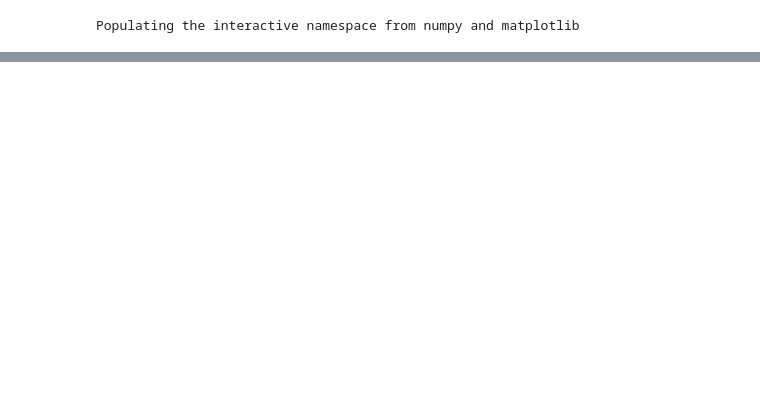
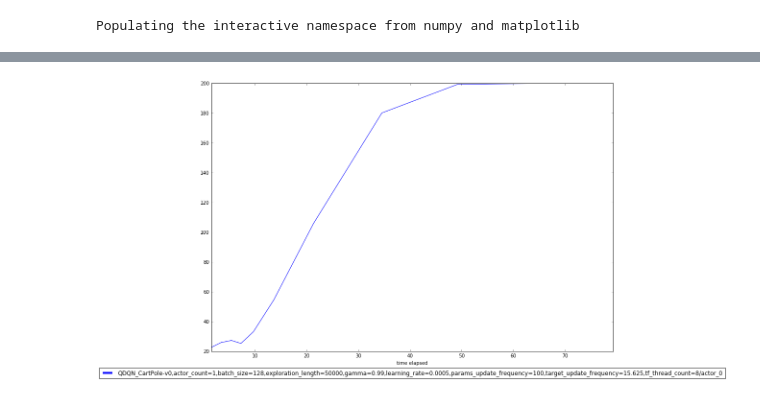
Before and after one commit to akashin/baselines, a Jupyter notebook: Analyze.ipynb, the cells around one changed output, grey strips where cells are left out. Saved outputs shown, nothing was run; the diff lists cells and outputs as text; code cells hidden in the pictures; blank space fills up the shorter version.

```diff
--- a/Analyze.ipynb
+++ b/Analyze.ipynb
@@ -54,0 +114,5 @@ analyze_experiments(base_path, doom_exp, 'time elapsed', 'mean episode reward')
+# %%
+name = 'QDQN_CartPole-v0,actor_count=1,batch_size=128,exploration_length=50000,gamma=0.99,learning_rate=0.0005,params_update_frequency=100,target_update_frequency=15.625,tf_thread_count=8/actor_0'
+analyze_experiments(base_path, [name], 'time elapsed', 'mean episode reward')
+# %% [output]
+[figure, added]
```
Also changed, not shown: parts of 16 cells of this notebook.
